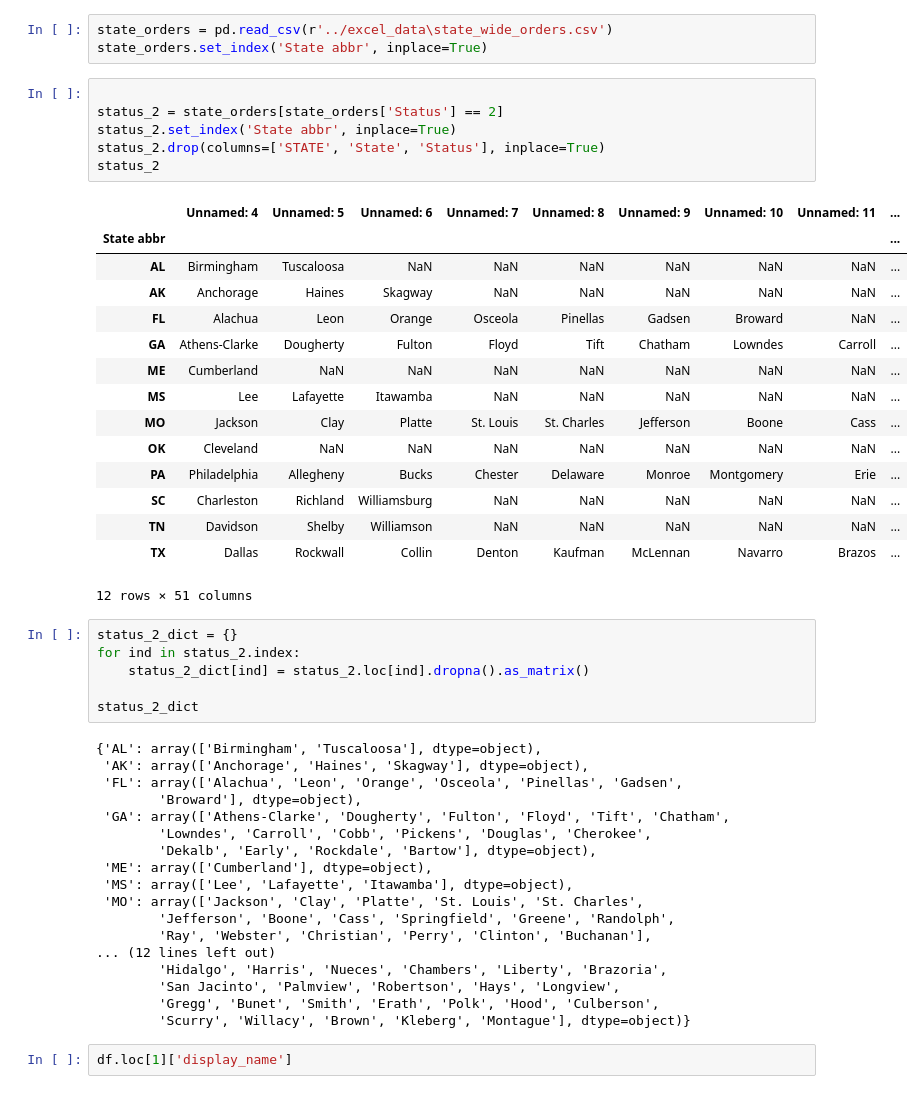
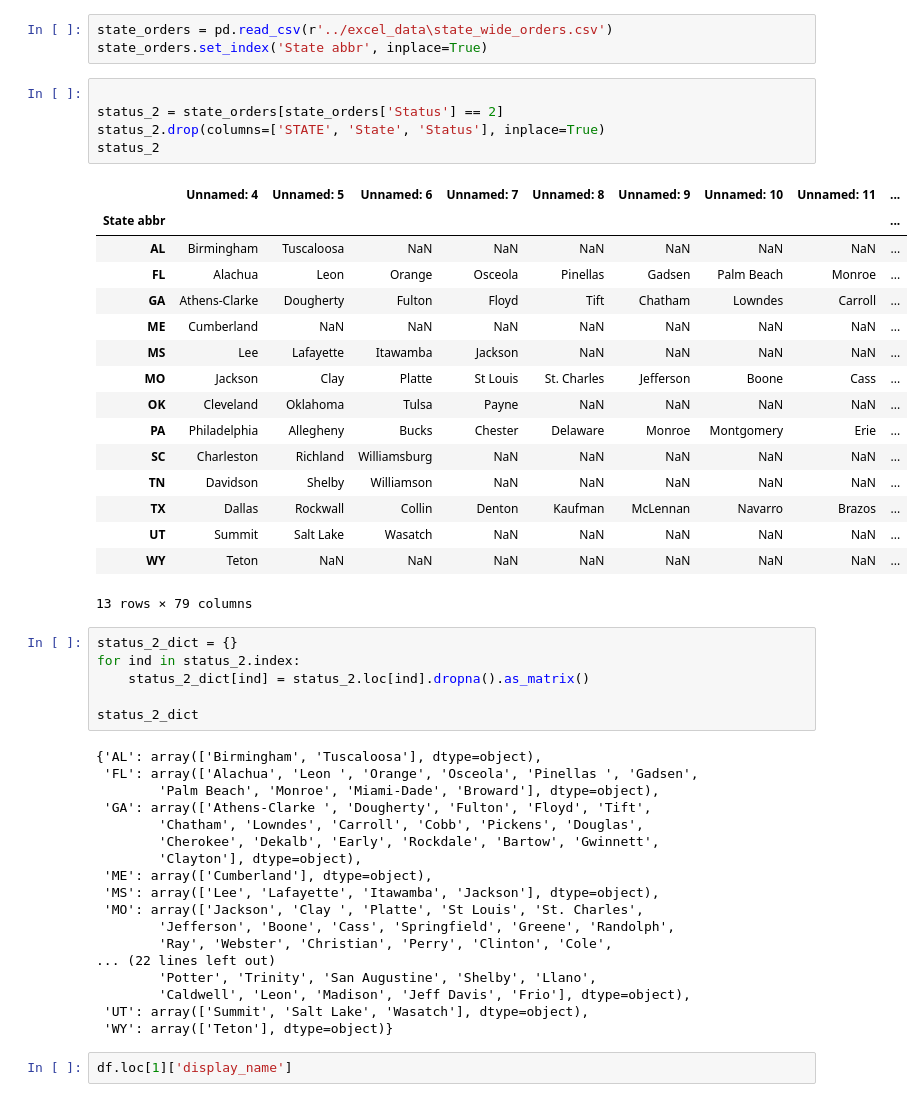
Before and after one commit to czhao028/DataScience, a Jupyter notebook: data_code/stateorder.ipynb, the cells around one changed output. Saved outputs shown, nothing was run; the diff lists cells and outputs as text.

```diff
--- a/data_code/stateorder.ipynb
+++ b/data_code/stateorder.ipynb
@@ -52,25 +52,25 @@ state_orders.set_index('State abbr', inplace=True)
 # %%
 
 status_2 = state_orders[state_orders['Status'] == 2]
-status_2.set_index('State abbr', inplace=True)
 status_2.drop(columns=['STATE', 'State', 'Status'], inplace=True)
 status_2
 # %% [output]
 |  | Unnamed: 4 | Unnamed: 5 | Unnamed: 6 | Unnamed: 7 | Unnamed: 8 | Unnamed: 9 | Unnamed: 10 | Unnamed: 11 | ... |
 | State abbr |  |  |  |  |  |  |  |  | ... |
 | AL | Birmingham | Tuscaloosa | NaN | NaN | NaN | NaN | NaN | NaN | ... |
-| AK | Anchorage | Haines | Skagway | NaN | NaN | NaN | NaN | NaN | ... |
-| FL | Alachua | Leon | Orange | Osceola | Pinellas | Gadsen | Broward | NaN | ... |
+| FL | Alachua | Leon | Orange | Osceola | Pinellas | Gadsen | Palm Beach | Monroe | ... |
 | GA | Athens-Clarke | Dougherty | Fulton | Floyd | Tift | Chatham | Lowndes | Carroll | ... |
 | ME | Cumberland | NaN | NaN | NaN | NaN | NaN | NaN | NaN | ... |
-| MS | Lee | Lafayette | Itawamba | NaN | NaN | NaN | NaN | NaN | ... |
-| MO | Jackson | Clay | Platte | St. Louis | St. Charles | Jefferson | Boone | Cass | ... |
-| OK | Cleveland | NaN | NaN | NaN | NaN | NaN | NaN | NaN | ... |
+| MS | Lee | Lafayette | Itawamba | Jackson | NaN | NaN | NaN | NaN | ... |
+| MO | Jackson | Clay | Platte | St Louis | St. Charles | Jefferson | Boone | Cass | ... |
+| OK | Cleveland | Oklahoma | Tulsa | Payne | NaN | NaN | NaN | NaN | ... |
 | PA | Philadelphia | Allegheny | Bucks | Chester | Delaware | Monroe | Montgomery | Erie | ... |
 | SC | Charleston | Richland | Williamsburg | NaN | NaN | NaN | NaN | NaN | ... |
 | TN | Davidson | Shelby | Williamson | NaN | NaN | NaN | NaN | NaN | ... |
 | TX | Dallas | Rockwall | Collin | Denton | Kaufman | McLennan | Navarro | Brazos | ... |
+| UT | Summit | Salt Lake | Wasatch | NaN | NaN | NaN | NaN | NaN | ... |
+| WY | Teton | NaN | NaN | NaN | NaN | NaN | NaN | NaN | ... |
-12 rows × 51 columns
+13 rows × 79 columns
 # %%
 status_2_dict = {}
 for ind in status_2.index:
@@ -79,22 +79,22 @@ for ind in status_2.index:
 status_2_dict
 # %% [output]
 {'AL': array(['Birmingham', 'Tuscaloosa'], dtype=object),
- 'AK': array(['Anchorage', 'Haines', 'Skagway'], dtype=object),
- 'FL': array(['Alachua', 'Leon', 'Orange', 'Osceola', 'Pinellas', 'Gadsen',
-        'Broward'], dtype=object),
- 'GA': array(['Athens-Clarke', 'Dougherty', 'Fulton', 'Floyd', 'Tift', 'Chatham',
-        'Lowndes', 'Carroll', 'Cobb', 'Pickens', 'Douglas', 'Cherokee',
-        'Dekalb', 'Early', 'Rockdale', 'Bartow'], dtype=object),
+ 'FL': array(['Alachua', 'Leon ', 'Orange', 'Osceola', 'Pinellas ', 'Gadsen',
+        'Palm Beach', 'Monroe', 'Miami-Dade', 'Broward'], dtype=object),
+ 'GA': array(['Athens-Clarke ', 'Dougherty', 'Fulton', 'Floyd', 'Tift',
+        'Chatham', 'Lowndes', 'Carroll', 'Cobb', 'Pickens', 'Douglas',
+        'Cherokee', 'Dekalb', 'Early', 'Rockdale', 'Bartow', 'Gwinnett',
+        'Clayton'], dtype=object),
  'ME': array(['Cumberland'], dtype=object),
- 'MS': array(['Lee', 'Lafayette', 'Itawamba'], dtype=object),
- 'MO': array(['Jackson', 'Clay', 'Platte', 'St. Louis', 'St. Charles',
+ 'MS': array(['Lee', 'Lafayette', 'Itawamba', 'Jackson'], dtype=object),
+ 'MO': array(['Jackson', 'Clay ', 'Platte', 'St Louis', 'St. Charles',
         'Jefferson', 'Boone', 'Cass', 'Springfield', 'Greene', 'Randolph',
-        'Ray', 'Webster', 'Christian', 'Perry', 'Clinton', 'Buchanan'],
-... (12 lines left out)
-        'Hidalgo', 'Harris', 'Nueces', 'Chambers', 'Liberty', 'Brazoria',
-        'San Jacinto', 'Palmview', 'Robertson', 'Hays', 'Longview',
-        'Gregg', 'Bunet', 'Smith', 'Erath', 'Polk', 'Hood', 'Culberson',
-        'Scurry', 'Willacy', 'Brown', 'Kleberg', 'Montague'], dtype=object)}
+        'Ray', 'Webster', 'Christian', 'Perry', 'Clinton', 'Cole',
+... (22 lines left out)
+        'Potter', 'Trinity', 'San Augustine', 'Shelby', 'Llano',
+        'Caldwell', 'Leon', 'Madison', 'Jeff Davis', 'Frio'], dtype=object),
+ 'UT': array(['Summit', 'Salt Lake', 'Wasatch'], dtype=object),
+ 'WY': array(['Teton'], dtype=object)}
 # %%
 df.loc[1]['display_name']
 # %% [output]
```
Also changed, not shown: parts of 2 cells of this notebook.
